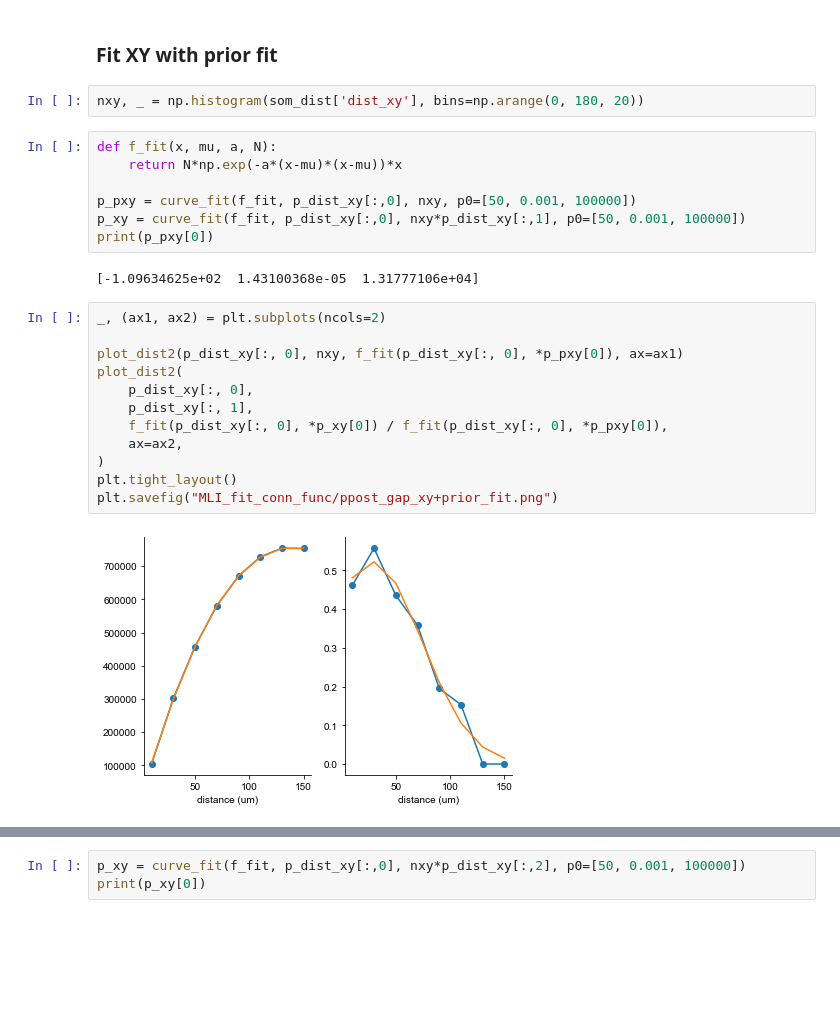
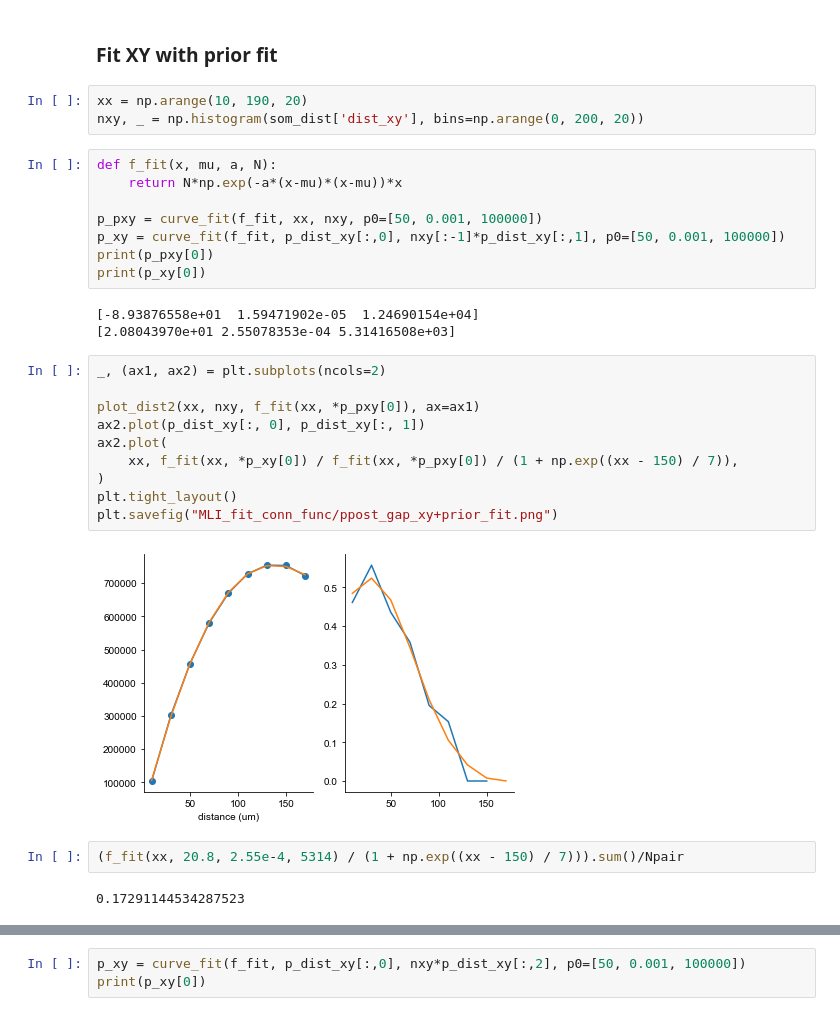
Before and after one commit to CNS-OIST/pycabnn, a Jupyter notebook: notebooks/MLI_fit_conn_func.ipynb, the cells around one changed output, grey strips where cells are left out. Saved outputs shown, nothing was run; the diff lists cells and outputs as text; blank space fills up the shorter version.

```diff
--- a/notebooks/MLI_fit_conn_func.ipynb
+++ b/notebooks/MLI_fit_conn_func.ipynb
@@ -160,30 +172,35 @@ plot_dist2(
 # %% [markdown]
 ### Fit XY with prior fit
 # %%
-nxy, _ = np.histogram(som_dist['dist_xy'], bins=np.arange(0, 180, 20))
+xx = np.arange(10, 190, 20)
+nxy, _ = np.histogram(som_dist['dist_xy'], bins=np.arange(0, 200, 20))
 # %%
 def f_fit(x, mu, a, N):
     return N*np.exp(-a*(x-mu)*(x-mu))*x
 
-p_pxy = curve_fit(f_fit, p_dist_xy[:,0], nxy, p0=[50, 0.001, 100000])
-p_xy = curve_fit(f_fit, p_dist_xy[:,0], nxy*p_dist_xy[:,1], p0=[50, 0.001, 100000])
+p_pxy = curve_fit(f_fit, xx, nxy, p0=[50, 0.001, 100000])
+p_xy = curve_fit(f_fit, p_dist_xy[:,0], nxy[:-1]*p_dist_xy[:,1], p0=[50, 0.001, 100000])
 print(p_pxy[0])
+print(p_xy[0])
 # %% [output]
-[-1.09634625e+02  1.43100368e-05  1.31777106e+04]
+[-8.93876558e+01  1.59471902e-05  1.24690154e+04]
+[2.08043970e+01 2.55078353e-04 5.31416508e+03]
 # %%
 _, (ax1, ax2) = plt.subplots(ncols=2)
 
-plot_dist2(p_dist_xy[:, 0], nxy, f_fit(p_dist_xy[:, 0], *p_pxy[0]), ax=ax1)
-plot_dist2(
-    p_dist_xy[:, 0],
-    p_dist_xy[:, 1],
-    f_fit(p_dist_xy[:, 0], *p_xy[0]) / f_fit(p_dist_xy[:, 0], *p_pxy[0]),
-    ax=ax2,
+plot_dist2(xx, nxy, f_fit(xx, *p_pxy[0]), ax=ax1)
+ax2.plot(p_dist_xy[:, 0], p_dist_xy[:, 1])
+ax2.plot(
+    xx, f_fit(xx, *p_xy[0]) / f_fit(xx, *p_pxy[0]) / (1 + np.exp((xx - 150) / 7)),
 )
 plt.tight_layout()
 plt.savefig("MLI_fit_conn_func/ppost_gap_xy+prior_fit.png")
 # %% [output]
-[figure, old version]
+[figure, new version]
+# %%
+(f_fit(xx, 20.8, 2.55e-4, 5314) / (1 + np.exp((xx - 150) / 7))).sum()/Npair
+# %% [output]
+0.17291144534287523
 # %%
 plot_dist2(
     p_dist_xy[:, 0],
```
Also changed, not shown: parts of 11 cells of this notebook, 2 other files.
